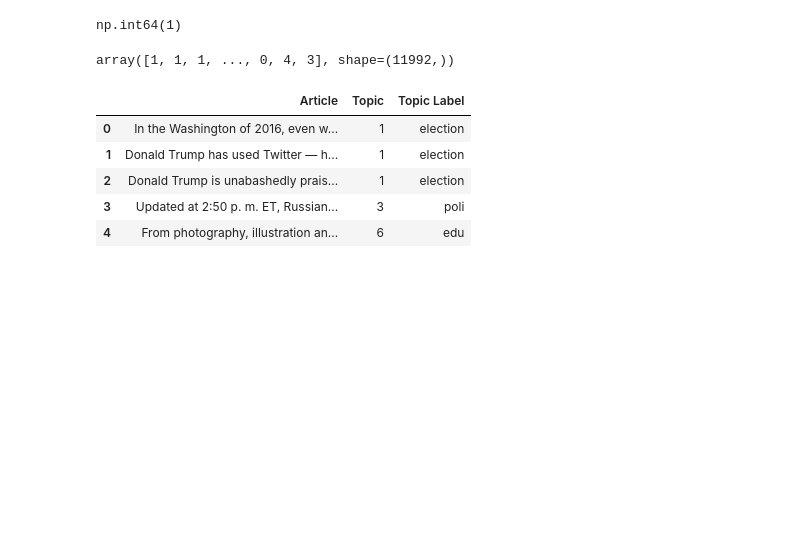
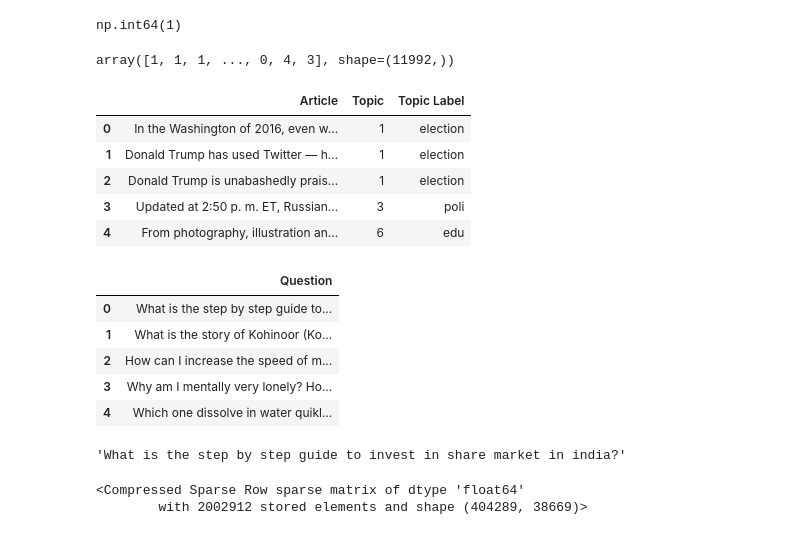
Before and after one commit to usaferreiratiago/nlp, a Jupyter notebook: notebooks/nlp.ipynb, the cells around one changed output. Drawn from its saved outputs; the diff is of its cells as text; code cells hidden in the pictures; blank space fills up the shorter version.

```diff
--- a/notebooks/nlp.ipynb
+++ b/notebooks/nlp.ipynb
@@ -2824,0 +2827,20 @@ npr.head()
+# %%
+quora = pd.read_csv(
+    '/home/vboxuser/Downloads/UPDATED_NLP_COURSE/TextFiles/quora_questions.csv',
+    sep='\t',
+    encoding='utf-8',
+    encoding_errors='ignore'
+)
+# %%
+quora.head()
+# %% [output]
+|  | Question |
+| 0 | What is the step by step guide to... |
+| 1 | What is the story of Kohinoor (Ko... |
+| 2 | How can I increase the speed of m... |
+| 3 | Why am I mentally very lonely? Ho... |
+| 4 | Which one dissolve in water quikl... |
+# %%
+quora['Question'][0]
+# %% [output]
+'What is the step by step guide to invest in share market in india?'
@@ -2824,0 +2853,5 @@ npr.head()
+# %%
+dtm
+# %% [output]
+<Compressed Sparse Row sparse matrix of dtype 'float64'
+        with 2002912 stored elements and shape (404289, 38669)>
```
Also changed, not shown: parts of 9 cells of this notebook.
